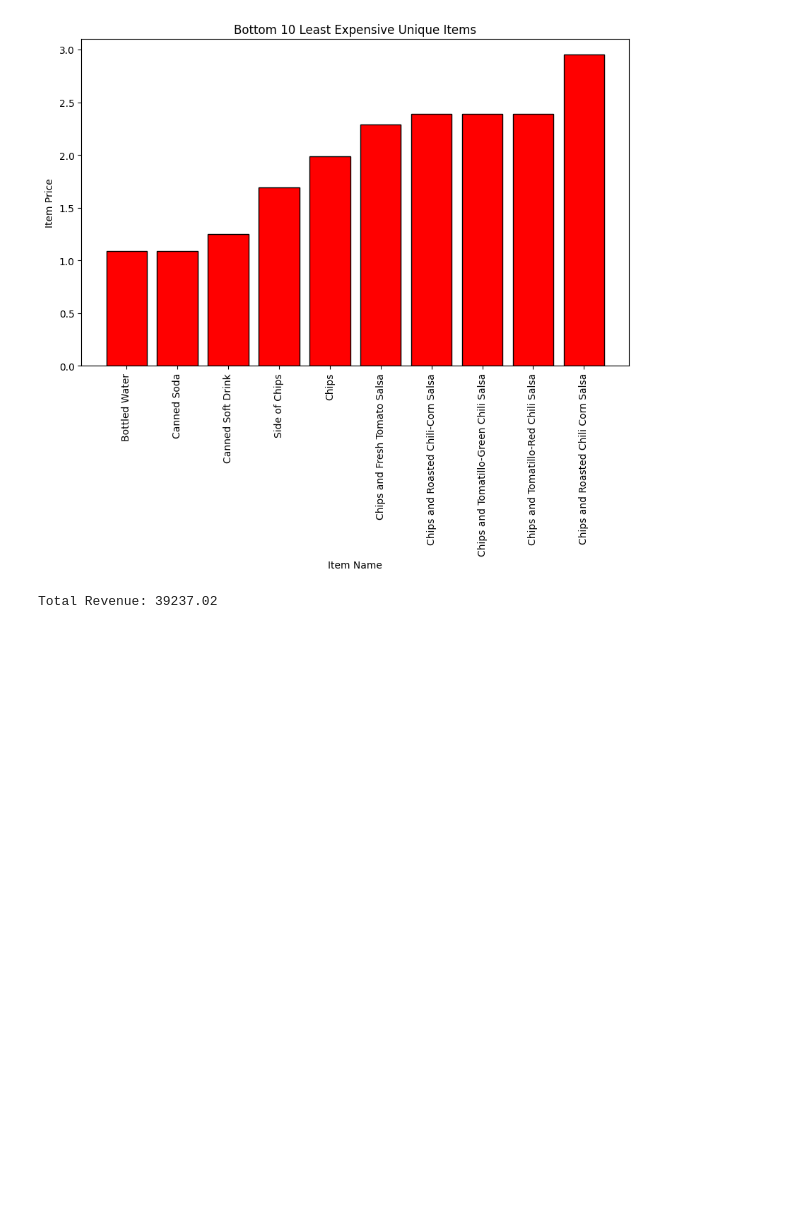
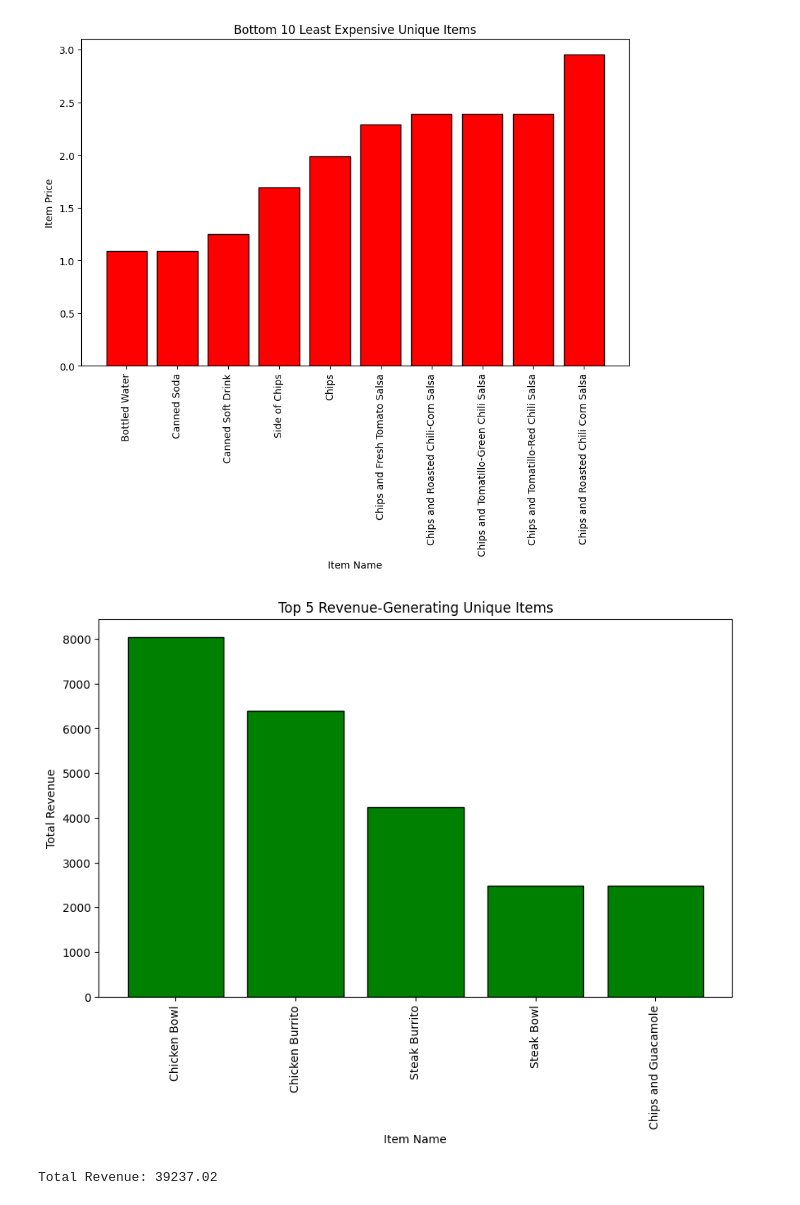
Before and after one commit to Piyushvishnoi/Python_Pandas_Project, a Jupyter notebook: Final_project_panda.ipynb, the cells around one changed output. Drawn from its saved outputs; the diff is of its cells as text; code cells hidden in the pictures; blank space fills up the shorter version.

```diff
--- a/Final_project_panda.ipynb
+++ b/Final_project_panda.ipynb
@@ -438,6 +438,24 @@ plt.xticks(rotation=90)
 plt.show()
 # %% [output]
 [figure]
+# %%
+# Calculate total revenue per unique item
+data_copy['total_revenue'] = data_copy['quantity'] * data_copy['item_price']
+revenue_per_item = data_copy.groupby('item_name')['total_revenue'].sum().reset_index()
+
+# Get top 5 unique products clocking highest revenue
+top5_revenue_items = revenue_per_item.nlargest(5, 'total_revenue')
+
+# Plot bar chart for top 5 revenue-generating unique items
+plt.figure(figsize=(10, 6))
+plt.bar(top5_revenue_items['item_name'], top5_revenue_items['total_revenue'], color='green', edgecolor='black')
+plt.xlabel('Item Name')
+plt.ylabel('Total Revenue')
+plt.title('Top 5 Revenue-Generating Unique Items')
+plt.xticks(rotation=90)
+plt.show()
+# %% [output]
+[figure, added]
 # %%
 #Total revenue generated:
 #data_copy['item_price'] = data_copy['item_price'].str.replace('$', '').astype(float)
```
